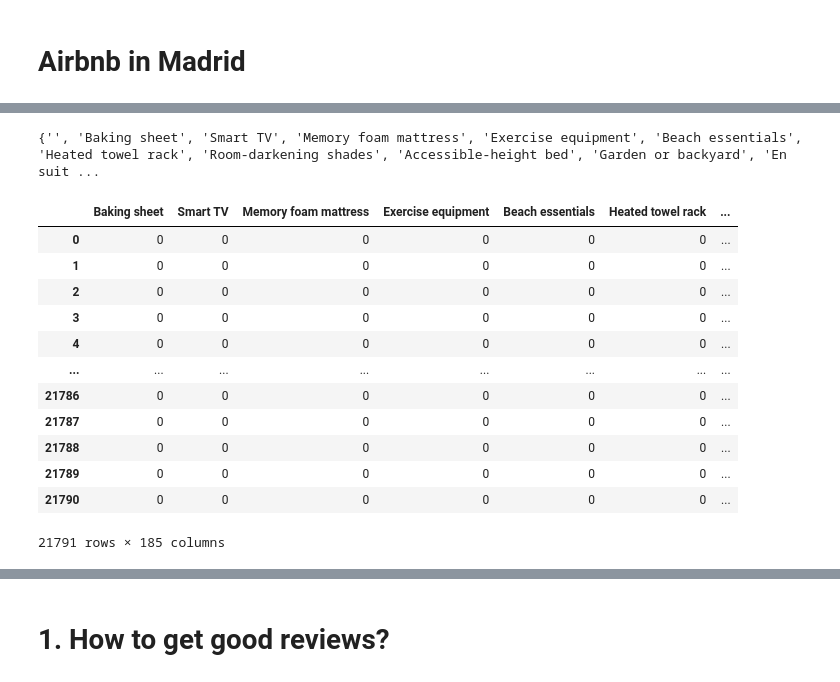
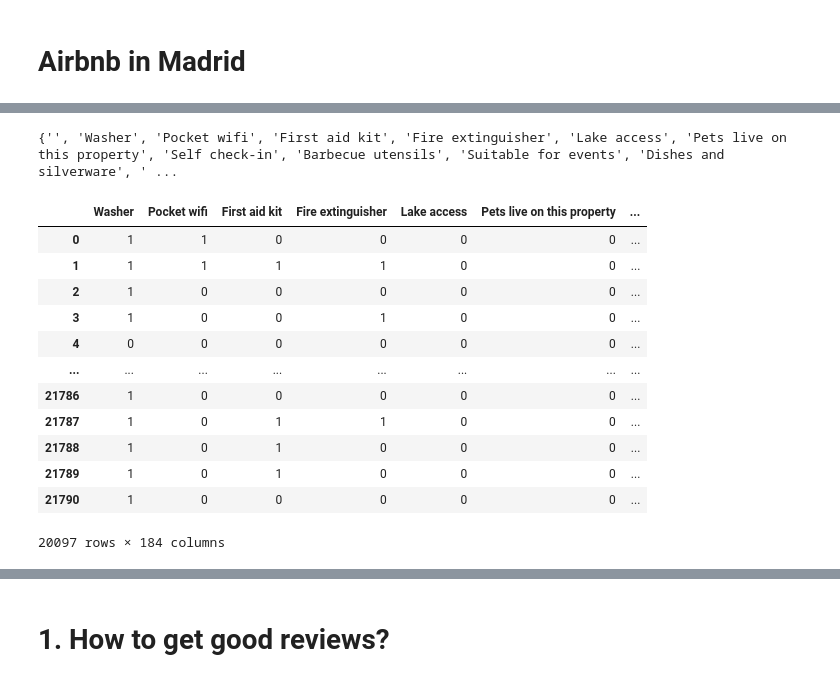
Before and after one commit to sergioperezz/Udacity_DataScientistND_Project1, a Jupyter notebook: Analysis_Airbnb_Madrid.ipynb, the cells around one changed output, grey strips where cells are left out. Cells and saved outputs as stored; diff of their text form; code cells hidden in the pictures.

```diff
--- a/Analysis_Airbnb_Madrid.ipynb
+++ b/Analysis_Airbnb_Madrid.ipynb
@@ -61,13 +109,12 @@ listings.head(2)
 # %%
-#check NA values
 (listings.isnull().sum()/len(listings)).sort_values(ascending=False)
 
 #drop all the columns with all rows as na
 listings=listings.dropna(how="all",axis="columns")
 
 #tdrop columns with more than 60% of na
-df_listing_cl=listings.dropna(axis="columns",thresh=listings.shape[0]*0.6,how='all')
+df_listing_cl = listings.drop(columns = listings.columns[listings.isna().mean() > 0.70])
+#drop all the colums with the word "url" in it.
 
-#drop all the colums with the word "url" in it.
 url_cols=[col for col in df_listing_cl.columns.values if 'url' in col]
 df_listing_cl=df_listing_cl.drop(columns=url_cols)
@@ -122,0 +198,2 @@ df_listings_affect=df_listing_cl.copy()
+# %%
+df_listings_affect = df_listings_affect[df_listings_affect.price<300]
@@ -255,27 +383,24 @@ for index in range(30):
 df_listings_affect_amenities.drop(columns=[x for x in range(85)],inplace=True)
 df_listings_affect_amenities=df_listings_affect_amenities.astype(np.uint8)
 # %% [output]
-{'', 'Baking sheet', 'Smart TV', 'Memory foam mattress', 'Exercise equipment', 'Beach essentials', 'Heated towel rack', 'Room-darkening shades', 'Accessible-height bed', 'Garden or backyard', 'En suit ...
+{'', 'Washer', 'Pocket wifi', 'First aid kit', 'Fire extinguisher', 'Lake access', 'Pets live on this property', 'Self check-in', 'Barbecue utensils', 'Suitable for events', 'Dishes and silverware', ' ...
 # %%
 # Append amenities columns to original dataframe
-df_listings_affect_amenities=df_listings_affect_amenities.join(df_listings_affect["price"],how='left')
-# Drop amenities column
-#df_listings_affect_amenities.drop(columns='amenities',inplace=True)
 df_listings_affect_amenities
 # %% [output]
-|  | Baking sheet | Smart TV | Memory foam mattress | Exercise equipment | Beach essentials | Heated towel rack | ... |
-| 0 | 0 | 0 | 0 | 0 | 0 | 0 | ... |
-| 1 | 0 | 0 | 0 | 0 | 0 | 0 | ... |
-| 2 | 0 | 0 | 0 | 0 | 0 | 0 | ... |
-| 3 | 0 | 0 | 0 | 0 | 0 | 0 | ... |
+|  | Washer | Pocket wifi | First aid kit | Fire extinguisher | Lake access | Pets live on this property | ... |
+| 0 | 1 | 1 | 0 | 0 | 0 | 0 | ... |
+| 1 | 1 | 1 | 1 | 1 | 0 | 0 | ... |
+| 2 | 1 | 0 | 0 | 0 | 0 | 0 | ... |
+| 3 | 1 | 0 | 0 | 1 | 0 | 0 | ... |
 | 4 | 0 | 0 | 0 | 0 | 0 | 0 | ... |
 | ... | ... | ... | ... | ... | ... | ... | ... |
-| 21786 | 0 | 0 | 0 | 0 | 0 | 0 | ... |
-| 21787 | 0 | 0 | 0 | 0 | 0 | 0 | ... |
-| 21788 | 0 | 0 | 0 | 0 | 0 | 0 | ... |
-| 21789 | 0 | 0 | 0 | 0 | 0 | 0 | ... |
-| 21790 | 0 | 0 | 0 | 0 | 0 | 0 | ... |
+| 21786 | 1 | 0 | 0 | 0 | 0 | 0 | ... |
+| 21787 | 1 | 0 | 1 | 1 | 0 | 0 | ... |
+| 21788 | 1 | 0 | 1 | 0 | 0 | 0 | ... |
+| 21789 | 1 | 0 | 1 | 0 | 0 | 0 | ... |
+| 21790 | 1 | 0 | 0 | 0 | 0 | 0 | ... |
-21791 rows × 185 columns
+20097 rows × 184 columns
 # %%
 corrMatrix = df_listings_affect_amenities.corr()
 
```
Also changed, not shown: parts of 71 cells of this notebook.
